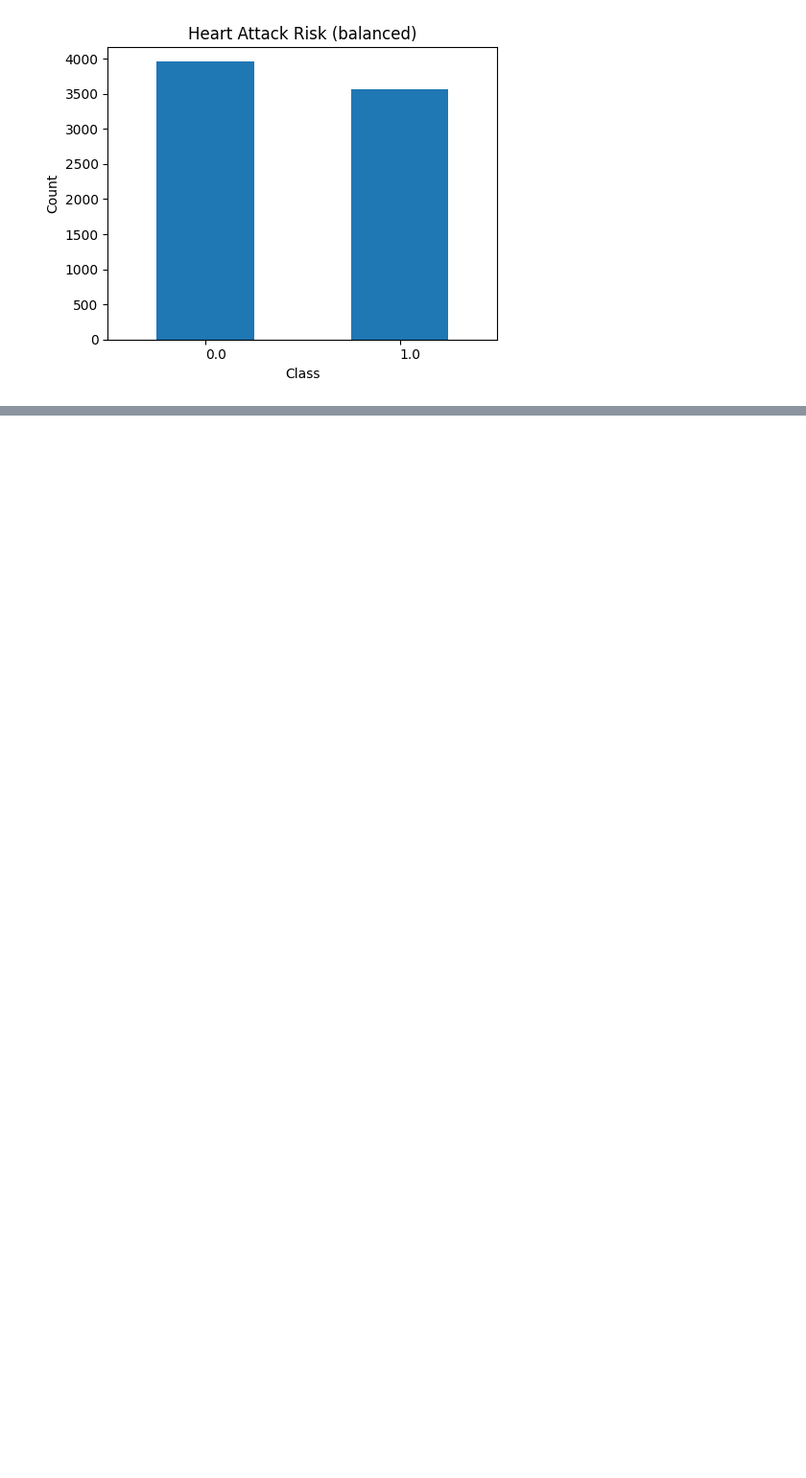
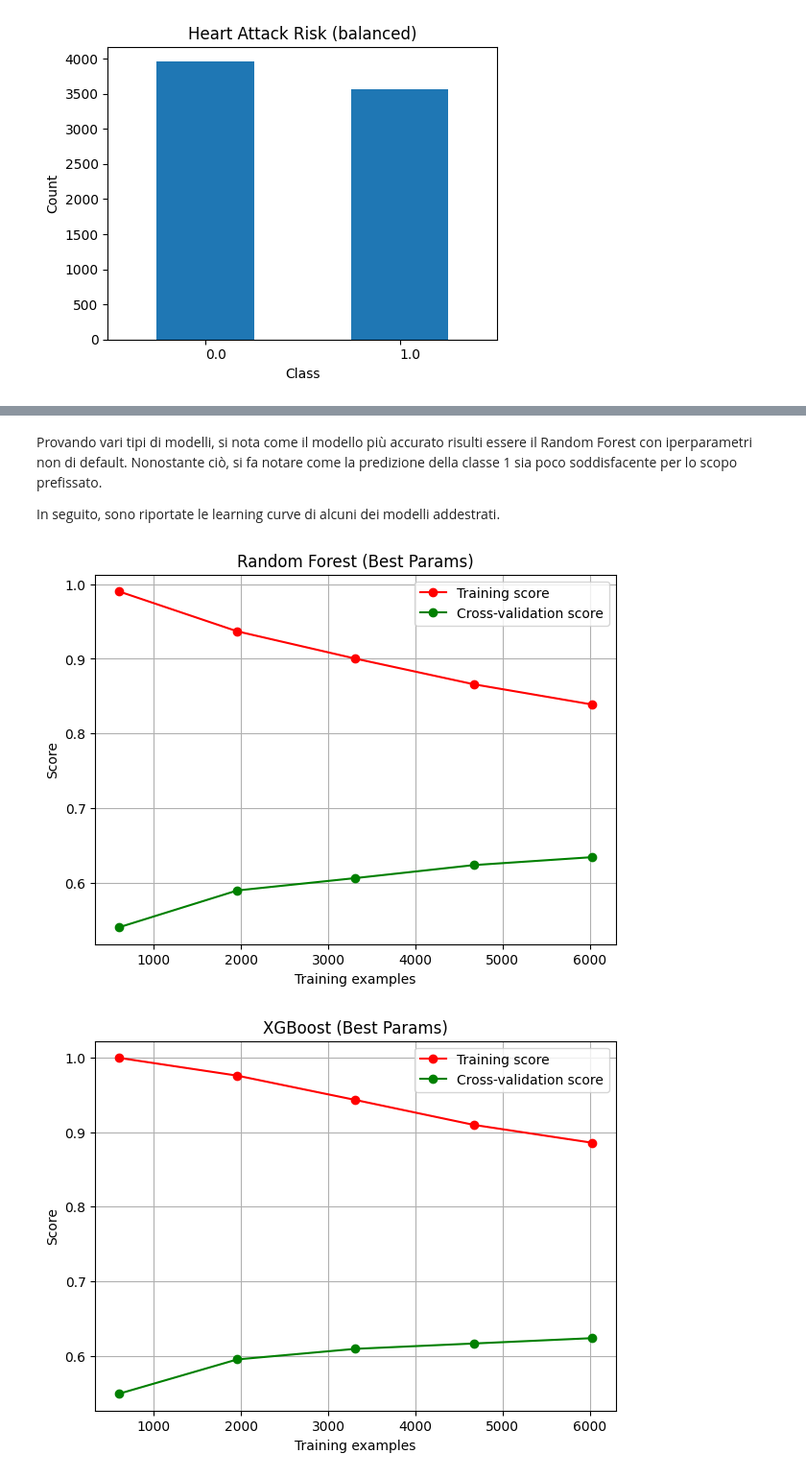
Before and after one commit to lPen88/dataProject, a Jupyter notebook: paper.ipynb, the cells around one changed output, grey strips where cells are left out. Shown: that part at 96% size. Cells and saved outputs as stored; diff of their text form; code cells hidden in the pictures; blank space fills up the shorter version.

```diff
--- a/paper.ipynb
+++ b/paper.ipynb
@@ -173,9 +172,22 @@ Si è deciso di mantenere comunque una leggera sovrarappresentazione della class
 # %%
 from sklearn.ensemble import RandomForestClassifier
+from sklearn.model_selection import GridSearchCV
 from xgboost import XGBClassifier
 
+#param_grid = {
+#    'n_estimators': [50, 100, 200],
+#    'max_depth': [None, 10, 20, 30],
+#    'min_samples_split': [2, 5, 10],
+#    'min_samples_leaf': [1, 2, 4]
+#}
+#rf = RandomForestClassifier(random_state=42)
+#grid_search = GridSearchCV(estimator=rf, param_grid=param_grid, cv=3, n_jobs=-1, verbose=2)
+#grid_search.fit(X_train_smote, Y_train_smote)
+#print("Best parameters found: ", grid_search.best_params_)
+#n_estimators=200 max_depth=30 min_samples_split=2 min_samples_leaf=1
+
 rf_best = RandomForestClassifier(
-    n_estimators=300, max_depth=None, min_samples_split=2, min_samples_leaf=1, random_state=42
+    n_estimators=100, max_depth=10, min_samples_split=2, min_samples_leaf=1, random_state=42
 )
 
 rf_def = RandomForestClassifier(random_state=42)
@@ -206,7 +218,7 @@ print(classification_report(Y_test, xgb_best.predict(X_test)))
 
 #k nearest neighbors classifier
 from sklearn.neighbors import KNeighborsClassifier
-knn_best = KNeighborsClassifier(n_neighbors=5)
+knn_best = KNeighborsClassifier(n_neighbors=5, weights='distance', algorithm='kd_tree', leaf_size=20)
 knn_best.fit(X_balanced, Y_balanced)
 print("K-Nearest Neighbors Classifier:")
 print(classification_report(Y_test, knn_best.predict(X_test)))
@@ -230,0 +243,34 @@ weighted avg       0.57      0.55      0.56      2814
+# %% [markdown]
+Provando vari tipi di modelli, si nota come il modello più accurato risulti essere il Random Forest con iperparametri non di default. Nonostante ciò, si fa notare come la predizione della classe 1 sia poco soddisfacente per lo scopo prefissato.
+
+In seguito, sono riportate le learning curve di alcuni dei modelli addestrati.
+# %%
+from sklearn.model_selection import learning_curve
+import matplotlib.pyplot as plt
+import numpy as np
+
+def plot_learning_curve(estimator, X, y, title):
+    train_sizes, train_scores, test_scores = learning_curve(
+        estimator, X, y, cv=5, scoring='accuracy', n_jobs=-1,
+        train_sizes=np.linspace(0.1, 1.0, 5), shuffle=True, random_state=42
+    )
+    train_scores_mean = np.mean(train_scores, axis=1)
+    test_scores_mean = np.mean(test_scores, axis=1)
+
+    plt.figure(figsize=(7,5))
+    plt.plot(train_sizes, train_scores_mean, 'o-', color='r', label='Training score')
+    plt.plot(train_sizes, test_scores_mean, 'o-', color='g', label='Cross-validation score')
+    plt.title(title)
+    plt.xlabel('Training examples')
+    plt.ylabel('Score')
+    plt.legend(loc='best')
+    plt.grid()
+    plt.show()
+
+# Example usage:
+plot_learning_curve(rf_best, X_balanced, Y_balanced, "Random Forest (Best Params)")
+plot_learning_curve(xgb_best, X_balanced, Y_balanced, "XGBoost (Best Params)")
+plot_learning_curve(knn_best, X_balanced, Y_balanced, "KNN (Best Params)")
+# %% [output]
+[figure, added]
+[figure, added]
```
Also changed, not shown: parts of 9 cells of this notebook.
